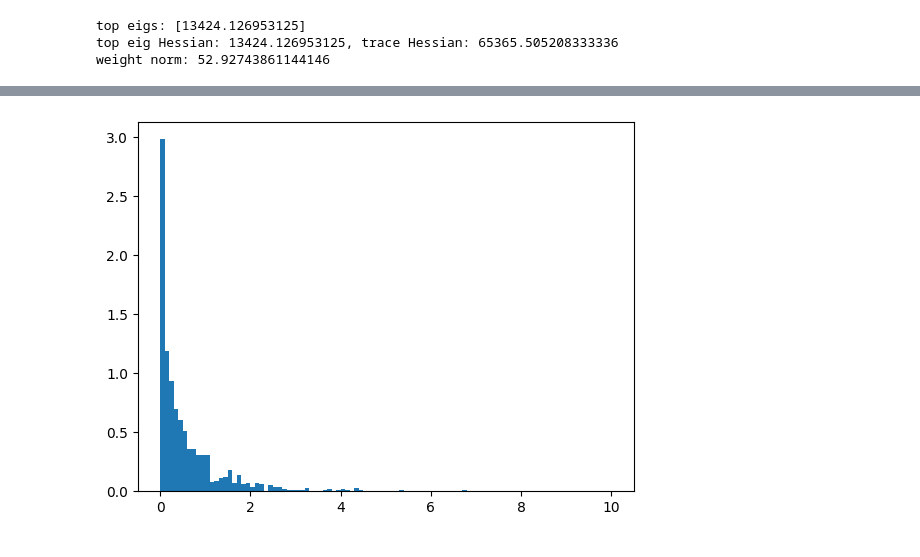
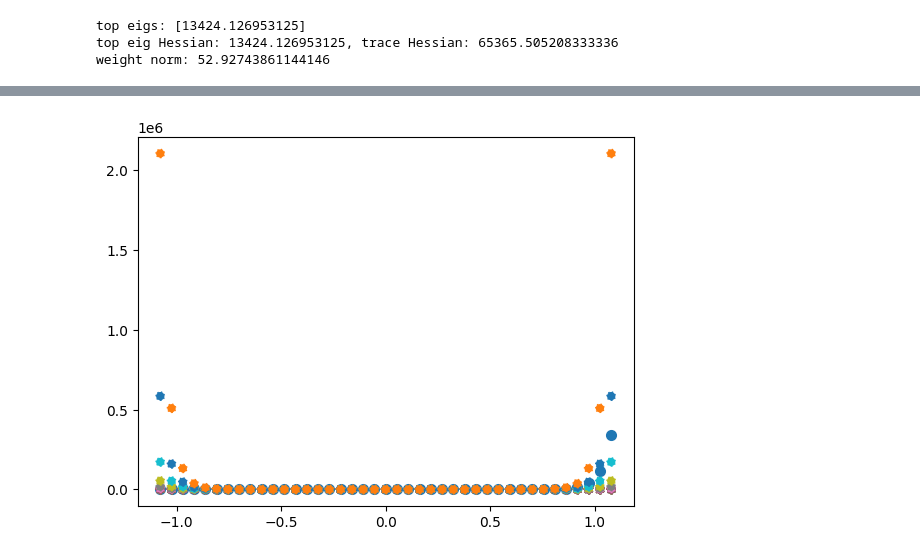
Before and after one commit to paullintilhac/boolean_function_sensitivity, a Jupyter notebook: plot_losses.ipynb, the cells around one changed output, grey strips where cells are left out. Cells and saved outputs as stored; diff of their text form; code cells hidden in the pictures.

Commit message:
finished script to calculate smallest sigma that upper bounds mgf ... getting noisy results. how to best bound our range for t in mgf? it depends strongly on thatf

```diff
--- a/plot_losses.ipynb
+++ b/plot_losses.ipynb
@@ -130,6 +129,68 @@ top eig Hessian: 13424.126953125, trace Hessian: 65365.505208333336
 weight norm: 52.92743861144146
 # %%
 import matplotlib.pyplot as plt
+
+
+def get_gaussian_mgf(t_arr,sigma):
+    result = []
+    for t in t_arr:
+        result.append(np.exp((sigma**2)*(t**2)/2))
+    return np.array(result)
+
+def empirical_mgf(t,data):
+    return np.mean(np.exp(t * data))
+
+def get_empirical_mgf_over_t(t_arr,data):
+    result=[]
+    for t in t_arr:
+        result.append(empirical_mgf(t,data))
+    return np.array(result)
+
+def get_smallest_subgaussian_sigma(n_cells_t,data,min_sigma,max_sigma,n_cells_sigma):
+    max_data_val = np.max(data)
+    t_max = np.log(2**32-1)/max_data_val
+    t_min=-t_max
+    print("max data val: " + str(max_data_val))
+    print("t_max: " + str(t_max))
+    data = data-np.mean(data)
+    grid = np.array(range(n_cells_t+1),dtype="float")
+    width = t_max-t_min
+    mult_factor =grid[-1]/float(width)
+    grid/=mult_factor
+    shift = t_max-grid[-1]
+    grid+=shift
+    mgf = get_empirical_mgf_over_t(grid,data)
+    sigma_grid = np.array(range(n_cells_sigma+1),dtype="float")
+    sigma_width= max_sigma-min_sigma
+    mult_factor_sigma = sigma_grid[-1]/float(sigma_width)
+    sigma_grid/=mult_factor_sigma
+    sigma_shift = max_sigma-sigma_grid[-1]
+    sigma_grid+=sigma_shift
+    all_greater = [1]*len(sigma_grid)
+    plt.scatter(grid,mgf,ls="-",lw=2)
+
+    for j,sigma in enumerate(sigma_grid):
+        gaussian_mgf = get_gaussian_mgf(grid,sigma)
+
+        plt.scatter(grid,gaussian_mgf, ls='dotted',lw=1)
+
+        for i in range(len(mgf)):
+            if mgf[i]>gaussian_mgf[i]:
+                all_greater[j]=0
+                break
+    plt.show()
+    all_greater=np.array(all_greater)
+    print("sigma grid: " + str(sigma_grid))
+    print("all_greater: " + str(all_greater))
+    lowestInd = np.nonzero(all_greater)
+    print("lowestInd: " + str(lowestInd))
+    inds = lowestInd[0]
+    if (len(inds)>0):
+        lowestSigma =  sigma_grid[inds[0]]
+        print("lowest sigma that upper bounds MGF: " + str(lowestSigma))
+        return lowestSigma
+    else:
+        return None
 
 def validate( num_samples):
     model.eval()
@@ -137,16 +198,28 @@ def validate( num_samples):
     inputs = torch.tensor([random.randint(0, 2**N-1) for _ in range(num_samples)]).to(device)
     targets = func_batch(inputs).to(device)
     result = model(inputs).to(device)
-    losses = (result - targets).pow(2).detach().cpu()
+    losses = np.array((result - targets).pow(2).detach().cpu())
+
+    n_cells_t = 40
+    min_val_sigma = .5
+    max_val_sigma = 5
+    n_cells_sigma = 20
+    lowest_sigma = get_smallest_subgaussian_sigma(  n_cells_t,
+                                                    losses,
+                                                    min_val_sigma,
+                                                    max_val_sigma,
+                                                    n_cells_sigma)
+
     max_bin=10
     n_bins=100
     bins = max_bin*np.array(range(n_bins+1),dtype="float")/n_bins
-    print("bins: " + str(bins))
+    #print("bins: " + str(bins))
     hist =  np.histogram(losses, bins, density=True)
     plt.hist(losses,bins, density=True)
+    plt.show()
     loss = losses.mean()
     return
 
-val_loss = validate(1000)
+val_loss = validate(10000)
 print("val loss: " + str(val_loss))
 # %% [output]
@@ -162 +228 @@ val loss: None
-[figure, old version]
+[figure, new version]
```
Also changed, not shown: parts of 2 cells of this notebook.
